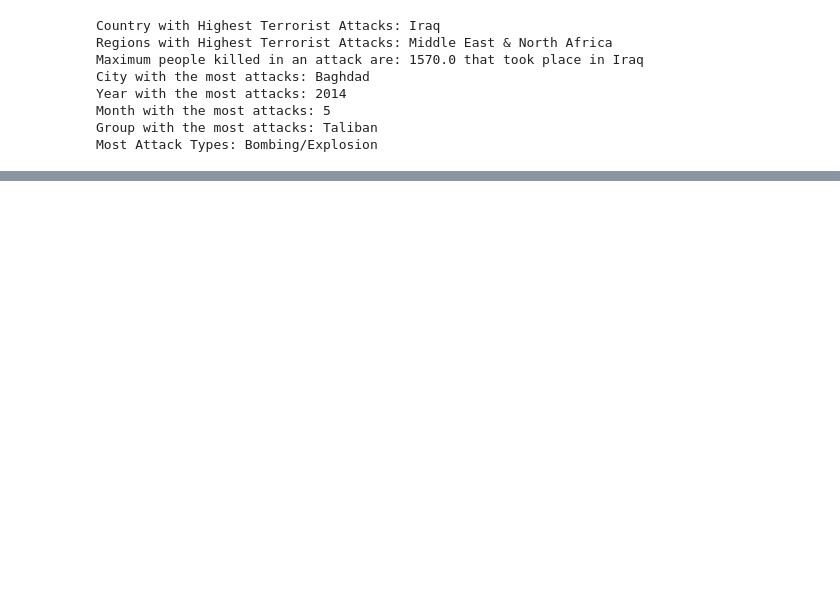
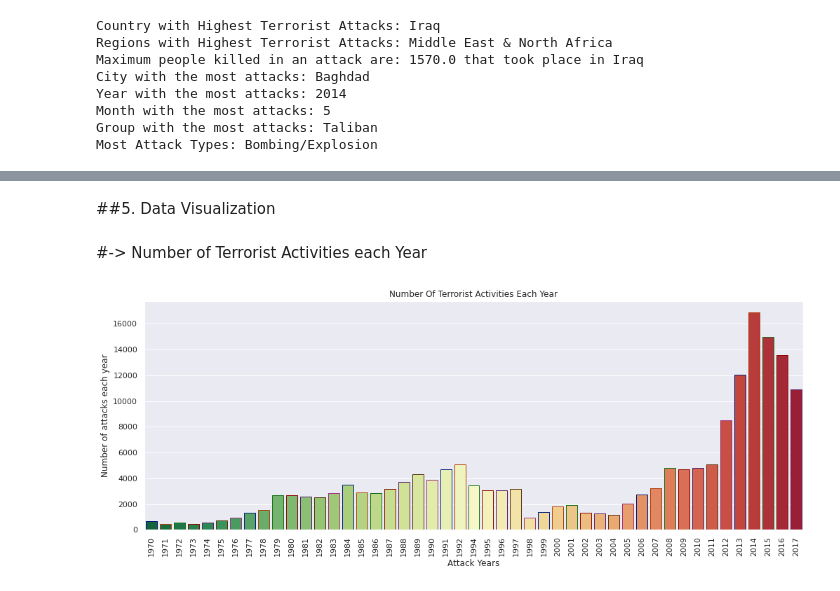
Before and after one commit to 3saswat/Global-Terrorism-data-analysis, a Jupyter notebook: saswat_ku_biswal_global_terrorism_Capstone_Project.ipynb, the cells around one changed output, grey strips where cells are left out. Cells and saved outputs as stored; diff of their text form; code cells hidden in the pictures; blank space fills up the shorter version.

Commit message:
Fourth commit on global terrorism

```diff
--- a/saswat_ku_biswal_global_terrorism_Capstone_Project.ipynb
+++ b/saswat_ku_biswal_global_terrorism_Capstone_Project.ipynb
@@ -23,6 +25,8 @@ import seaborn as sns
 import warnings
 import datetime as dt
 import matplotlib.pyplot as plt
+import matplotlib.patches as mpatches
+plt.style.use('fivethirtyeight')
 import random
 
 import plotly.graph_objects as go
@@ -156,0 +187,15 @@ Most Attack Types: Bombing/Explosion
+# %% [markdown]
+##5. Data Visualization
+# %% [markdown]
+#-> Number of Terrorist Activities each Year
+# %%
+#Bar plot
+plt.subplots(figsize=(15,6))
+sns.countplot('Year',data=df_terror,palette='RdYlGn_r',edgecolor=sns.color_palette('dark',7))
+plt.xticks(rotation=90)
+plt.title('Number Of Terrorist Activities Each Year')
+plt.xlabel("Attack Years")
+plt.ylabel("Number of attacks each year")
+plt.show()
+# %% [output]
+[figure, added]
```
Also changed, not shown: parts of 9 cells of this notebook.
